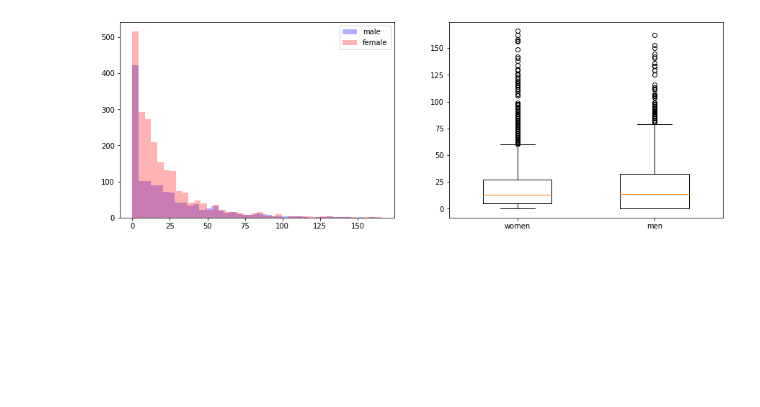
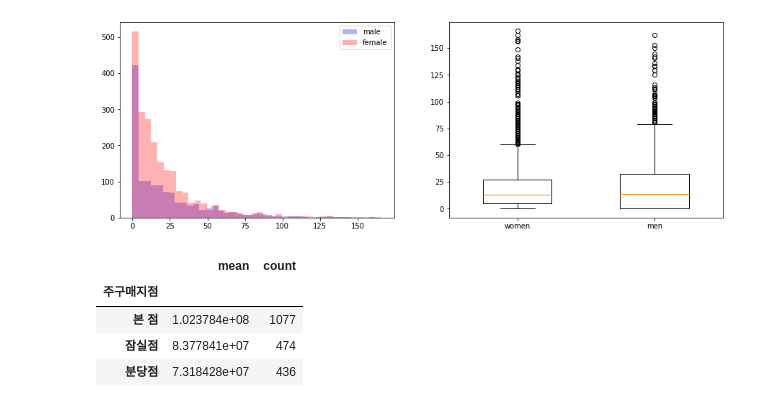
Before and after one commit to jaewon-jun9/python_study, a Jupyter notebook: 빅데이터분석기사/출제예시/제2유형.ipynb, the cells around one changed output. Saved outputs shown, nothing was run; the diff lists cells and outputs as text; code cells hidden in the pictures; blank space fills up the shorter version.

```diff
--- a/빅데이터분석기사/출제예시/제2유형.ipynb
+++ b/빅데이터분석기사/출제예시/제2유형.ipynb
@@ -207,3 +207,11 @@ for v in numeric:
 [figure]
 구매주기
 [figure]
+# %%
+t.groupby('주구매지점').agg(['mean','count'])['총구매액'].sort_values('count',ascending=False).head(3)
+# %% [output]
+|  | mean | count |
+| 주구매지점 |  |  |
+| 본 점 | 1.023784e+08 | 1077 |
+| 잠실점 | 8.377841e+07 | 474 |
+| 분당점 | 7.318428e+07 | 436 |
```
Also changed, not shown: parts of 3 cells of this notebook.
